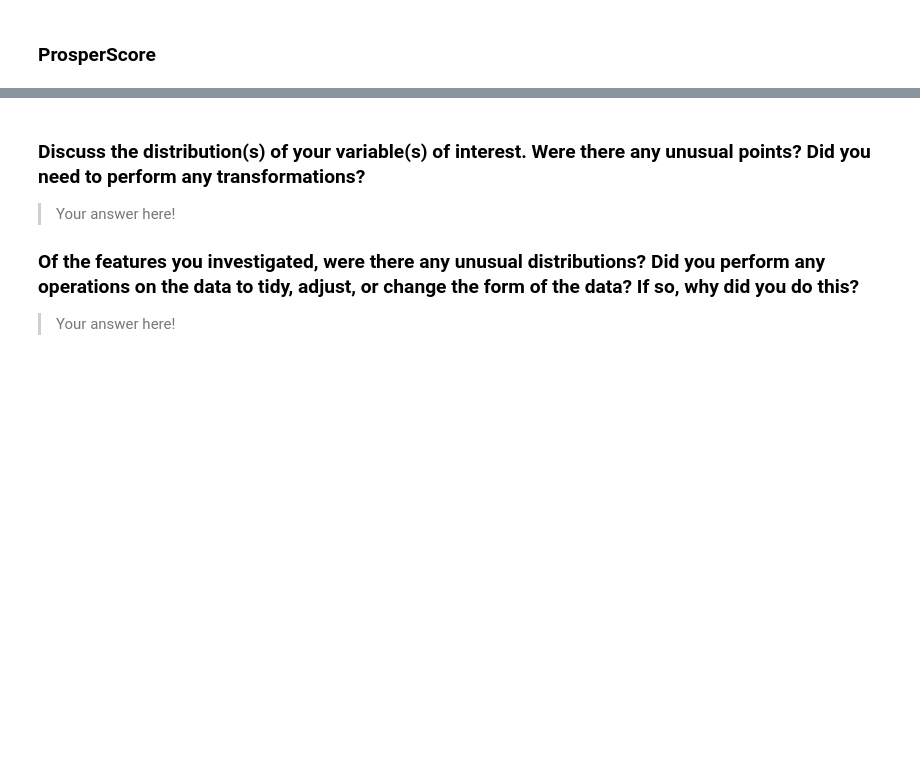
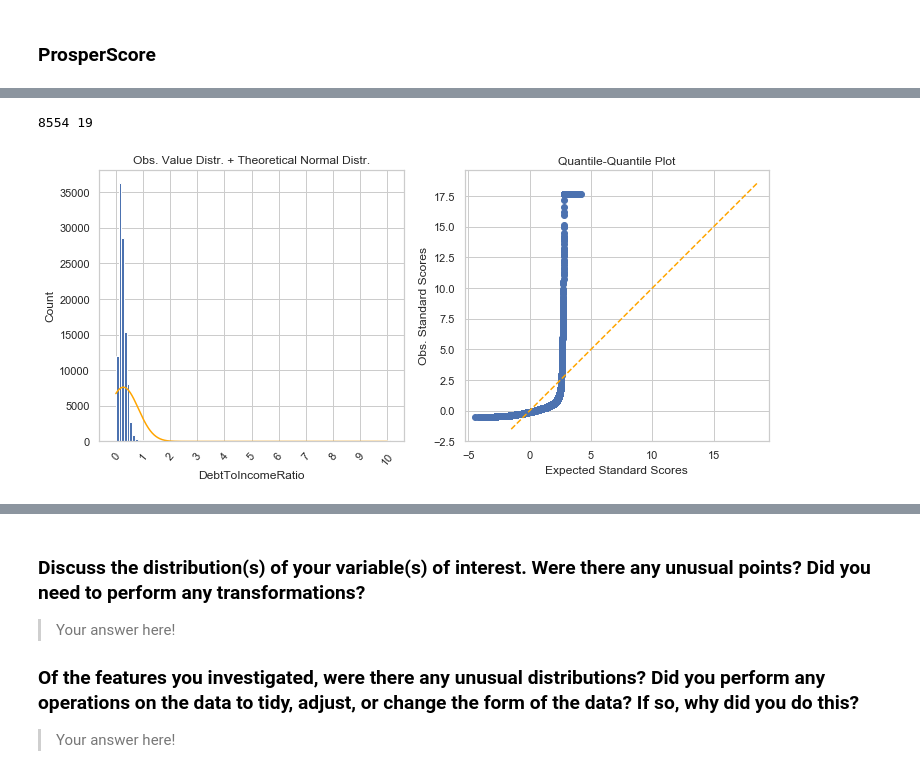
Before and after one commit to moosial/CommunicateDataFindings, a Jupyter notebook: exploration_Prosper_CA.ipynb, the cells around one changed output, grey strips where cells are left out. Saved outputs shown, nothing was run; the diff lists cells and outputs as text; code cells hidden in the pictures; blank space fills up the shorter version.

```diff
--- a/exploration_Prosper_CA.ipynb
+++ b/exploration_Prosper_CA.ipynb
@@ -871,0 +1030,4 @@ Name: ProsperRating_Alpha, dtype: int64
+# %%
+print(df.DebtToIncomeRatio.isna().sum() , df[df['DebtToIncomeRatio'] == 0.0]['ListingNumber'].count())
+# %% [output]
+8554 19
@@ -871,0 +1036,5 @@ Name: ProsperRating_Alpha, dtype: int64
+# %%
+# let's plot the distribution, I know Q-Q plot is already bivraiate but it is already so useful
+metric_distri_qq(df[df.DebtToIncomeRatio.notnull()]['DebtToIncomeRatio'], [12,5],  0.1, 1.0)
+# %% [output]
+[figure, added]
```
Also changed, not shown: parts of 61 cells of this notebook, 1 other file.
